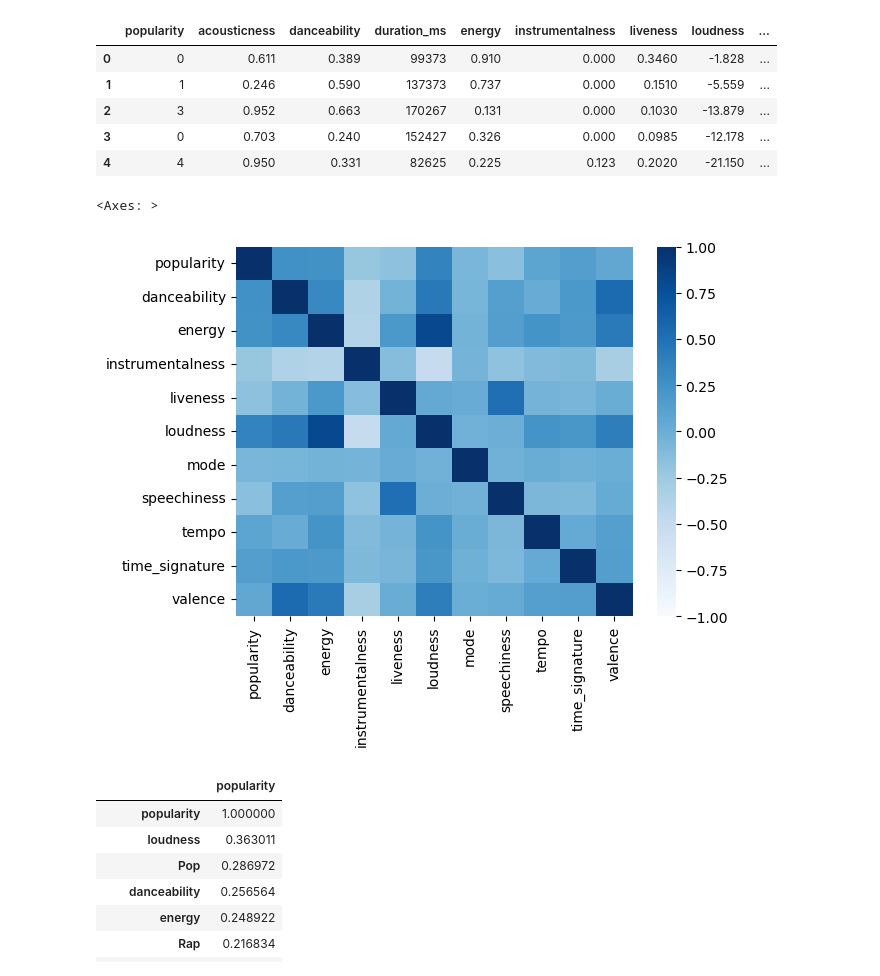
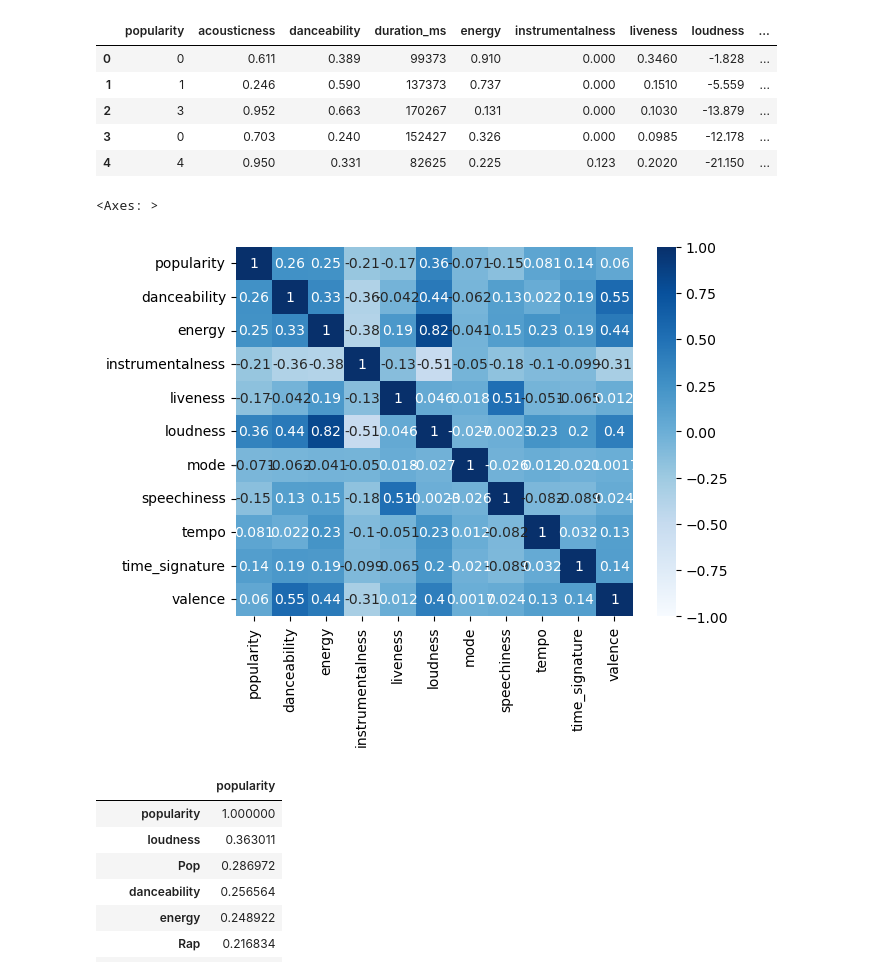
Before and after one commit to dillondiatlo/Team2, a Jupyter notebook: Dillon_Cleaning copy.ipynb, the cells around one changed output. Cells and saved outputs as stored; diff of their text form; code cells hidden in the pictures.

```diff
--- a/Dillon_Cleaning copy.ipynb
+++ b/Dillon_Cleaning copy.ipynb
@@ -125,7 +125,7 @@ mode
 0     80981
 Name: count, dtype: int64
 # %%
-dum_genre = pd.get_dummies(df['genre'], drop_first=True)
+dum_genre = pd.get_dummies(df['genre'], dtype='int', drop_first=True)
 dum_genre.head()
 # %% [output]
 |  | Alternative | Anime | Blues | Children's Music | Children’s Music | Classical | Comedy | Country | ... |
@@ -206,7 +206,7 @@ Name: count, dtype: int64
 # %%
 #Dummifying Key Column
 
-dum_key = pd.get_dummies(df['key'], drop_first=True)
+dum_key = pd.get_dummies(df['key'], dtype='int', drop_first=True)
 dum_key.head()
 # %% [output]
 |  | A# | B | C | C# | D | D# | E | F | F# | G | G# |
@@ -238,13 +238,14 @@ df_numeric.head()
 | 4 | 4 | 0.950 | 0.331 | 82625 | 0.225 | 0.123 | 0.2020 | -21.150 | ... |
 # %%
 # var_corrs1 = df_numeric.drop(columns=['
+
 sns.heatmap(df_numeric[['popularity', 'danceability', 'energy', 'instrumentalness',
                         'liveness', 'loudness', 'mode', 'speechiness', 'tempo', 'time_signature',
-                        'valence']].corr(), vmin=-1, vmax=1, cmap='Blues'
+                        'valence']].corr(), vmin=-1, vmax=1, cmap='Blues', annot=True
            )
 # %% [output]
 <Axes: >
-[figure, old version]
+[figure, new version]
 # %%
 pop1 = df_numeric.corr()[['popularity']].sort_values(by='popularity', ascending = False)
 pop1
```
Also changed, not shown: parts of 6 cells of this notebook.
